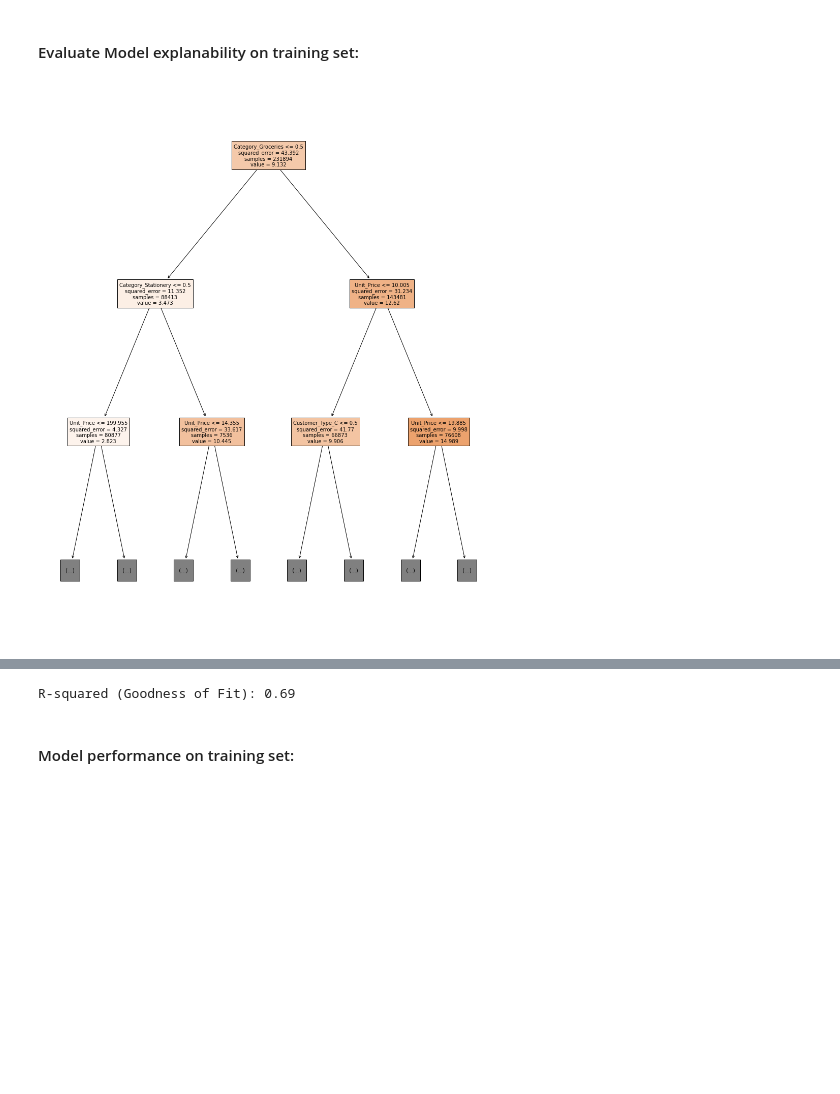
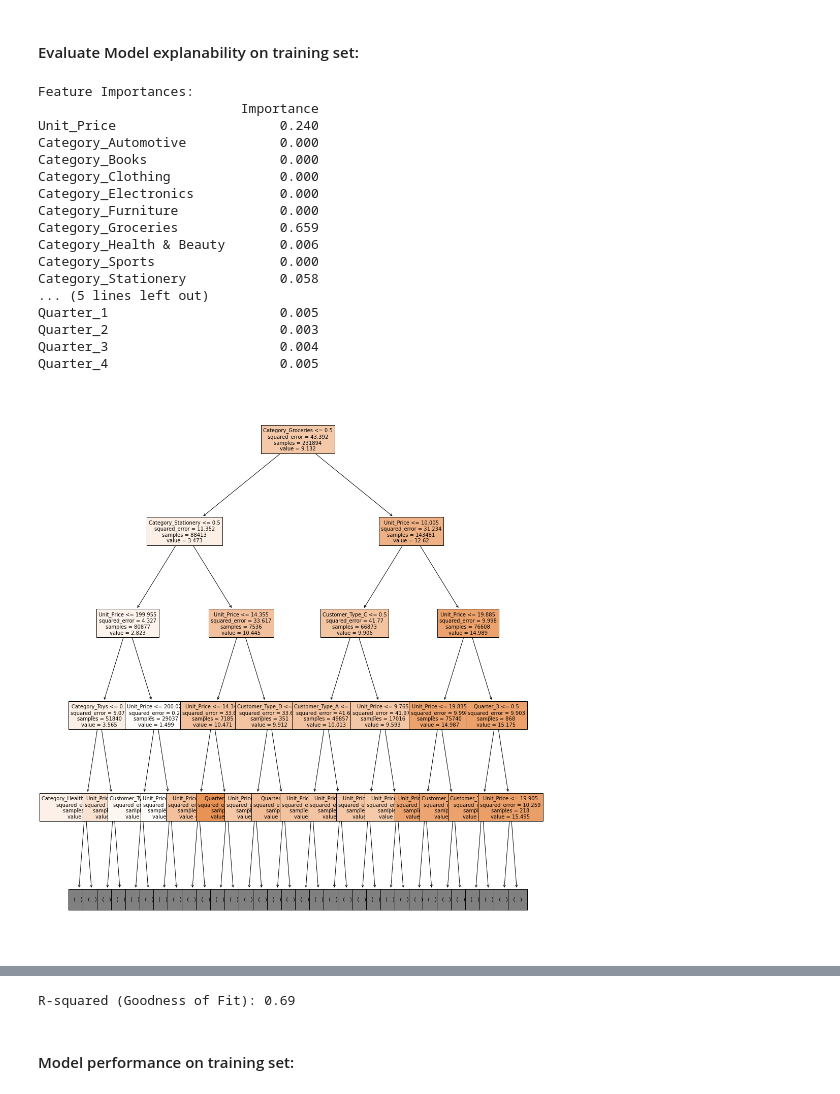
Before and after one commit to Javen05/Machine-Learning, a Jupyter notebook: Javen_2202934B_part1.ipynb, the cells around one changed output, grey strips where cells are left out. Drawn from its saved outputs; the diff is of its cells as text; code cells hidden in the pictures; blank space fills up the shorter version.

```diff
--- a/Javen_2202934B_part1.ipynb
+++ b/Javen_2202934B_part1.ipynb
@@ -862,11 +923,28 @@ DTR_model = DecisionTreeRegressor(random_state=SEED).fit(X_train , y_train) # tr
 # %% [markdown]
 #### Evaluate Model explanability on training set:
 # %%
-evaluate_model(DTR_model, X_train, y_train, X, training=True, max_depth=2)
+evaluate_model(DTR_model, X_train, y_train, X, training=True, max_depth=4)
 # %% [output]
+Feature Importances:
+                          Importance
+Unit_Price                     0.240
+Category_Automotive            0.000
+Category_Books                 0.000
+Category_Clothing              0.000
+Category_Electronics           0.000
+Category_Furniture             0.000
+Category_Groceries             0.659
+Category_Health & Beauty       0.006
+Category_Sports                0.000
+Category_Stationery            0.058
+... (5 lines left out)
+Quarter_1                      0.005
+Quarter_2                      0.003
+Quarter_3                      0.004
+Quarter_4                      0.005
-[figure, old version]
+[figure, new version]
 [figure]
-R-squared (Goodness of Fit): 0.69
+R-squared (Goodness of Fit): 0.69
 # %% [markdown]
 #### Model performance on training set:
 # %%
```
Also changed, not shown: parts of 18 cells of this notebook, 1 other file.
